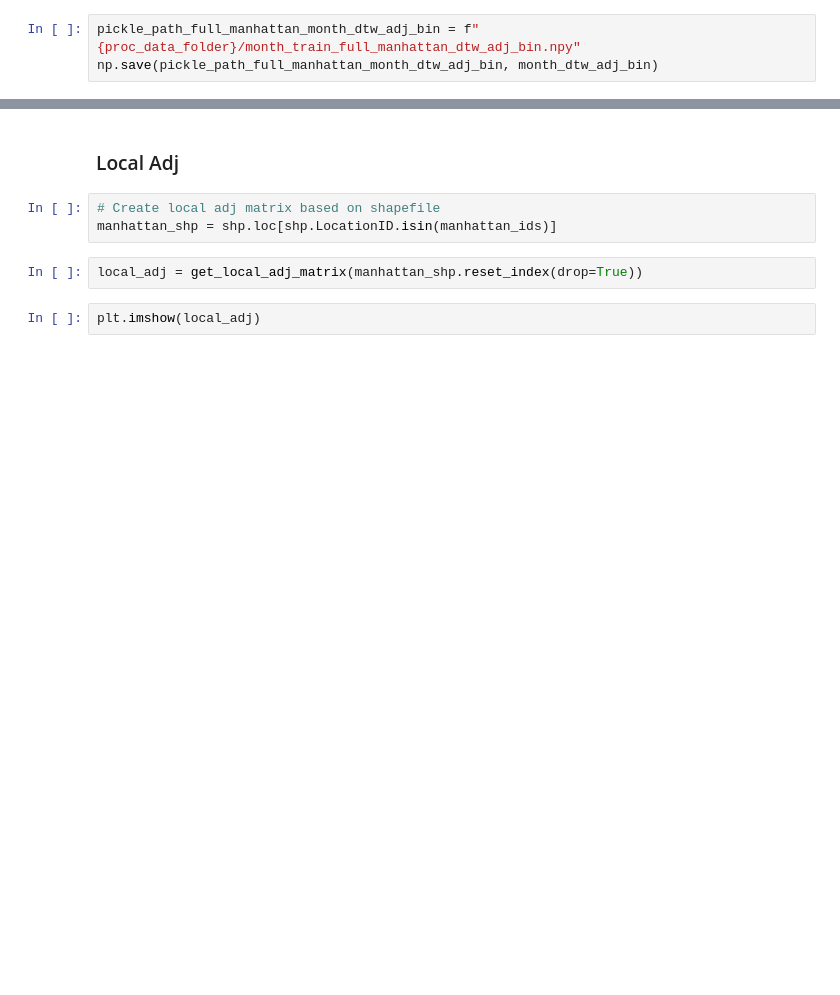
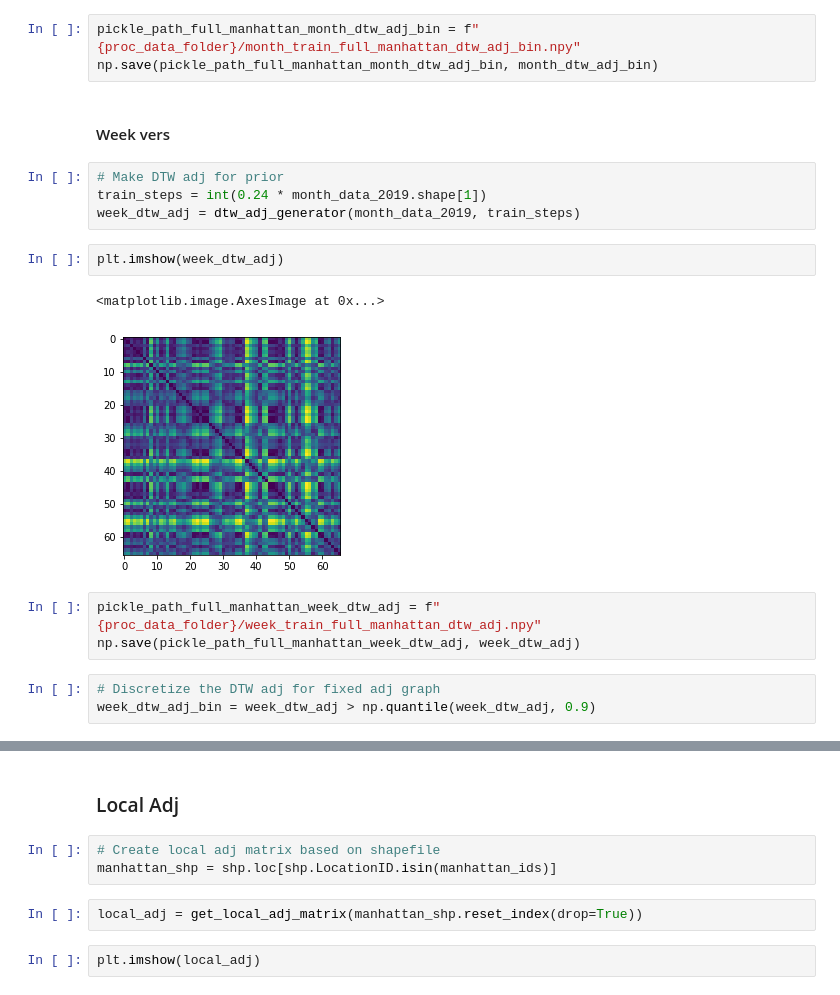
Before and after one commit to MathiasNT/NRI_for_Transport, a Jupyter notebook: notebooks/NYC_taxi_manhattan_preprocess.ipynb, the cells around one changed output, grey strips where cells are left out. Saved outputs shown, nothing was run; the diff lists cells and outputs as text; blank space fills up the shorter version.

```diff
--- a/notebooks/NYC_taxi_manhattan_preprocess.ipynb
+++ b/notebooks/NYC_taxi_manhattan_preprocess.ipynb
@@ -291,3 +267,20 @@ plt.imshow(month_dtw_adj_bin)
 # %%
 pickle_path_full_manhattan_month_dtw_adj_bin = f"{proc_data_folder}/month_train_full_manhattan_dtw_adj_bin.npy"
 np.save(pickle_path_full_manhattan_month_dtw_adj_bin, month_dtw_adj_bin)
+# %% [markdown]
+#### Week vers
+# %%
+# Make DTW adj for prior
+train_steps = int(0.24 * month_data_2019.shape[1])
+week_dtw_adj = dtw_adj_generator(month_data_2019, train_steps)
+# %%
+plt.imshow(week_dtw_adj)
+# %% [output]
+<matplotlib.image.AxesImage at 0x...>
+[figure, added]
+# %%
+pickle_path_full_manhattan_week_dtw_adj = f"{proc_data_folder}/week_train_full_manhattan_dtw_adj.npy"
+np.save(pickle_path_full_manhattan_week_dtw_adj, week_dtw_adj)
+# %%
+# Discretize the DTW adj for fixed adj graph
+week_dtw_adj_bin = week_dtw_adj > np.quantile(week_dtw_adj, 0.9)
```
Also changed, not shown: parts of 9 cells of this notebook, 2 other files.
